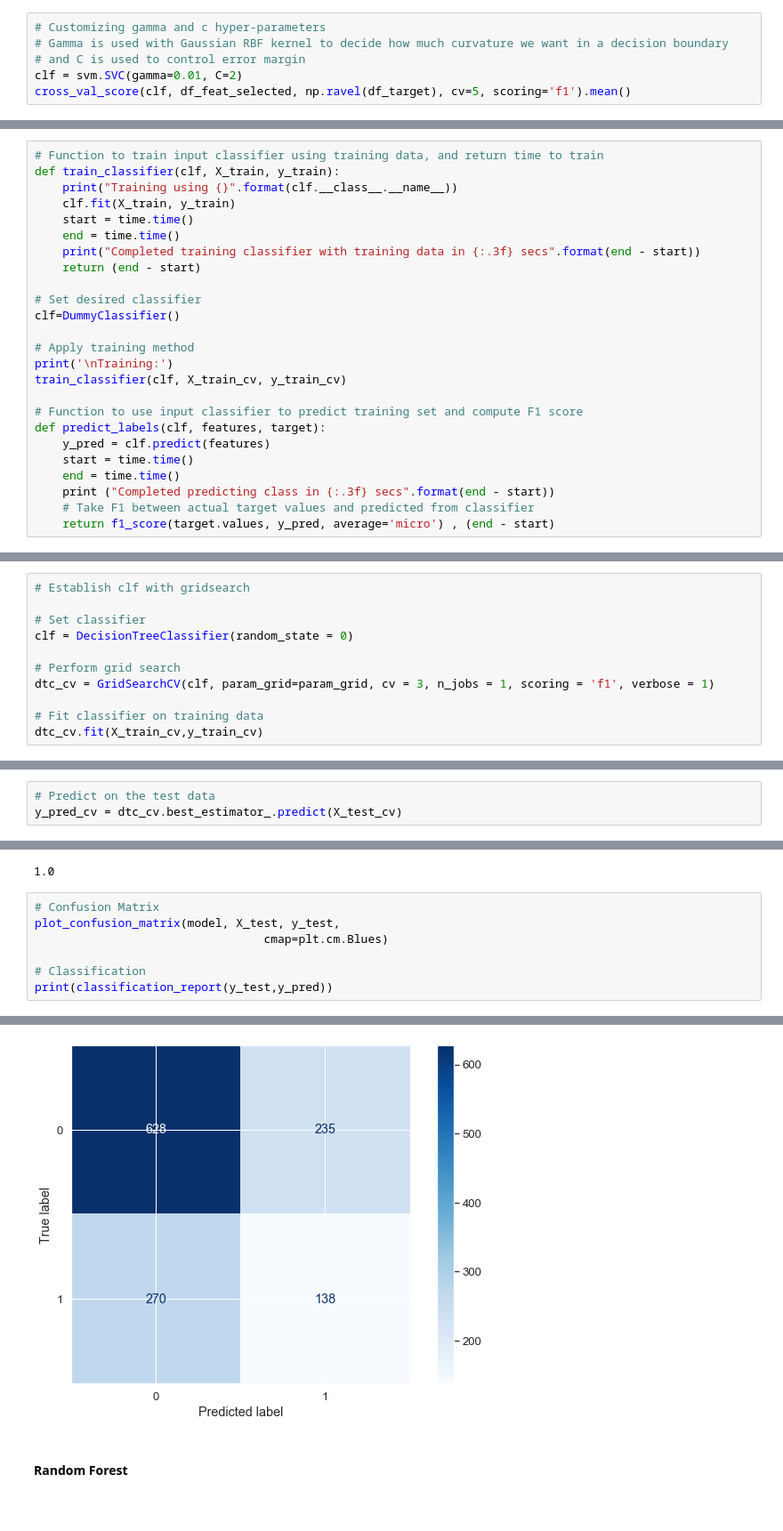
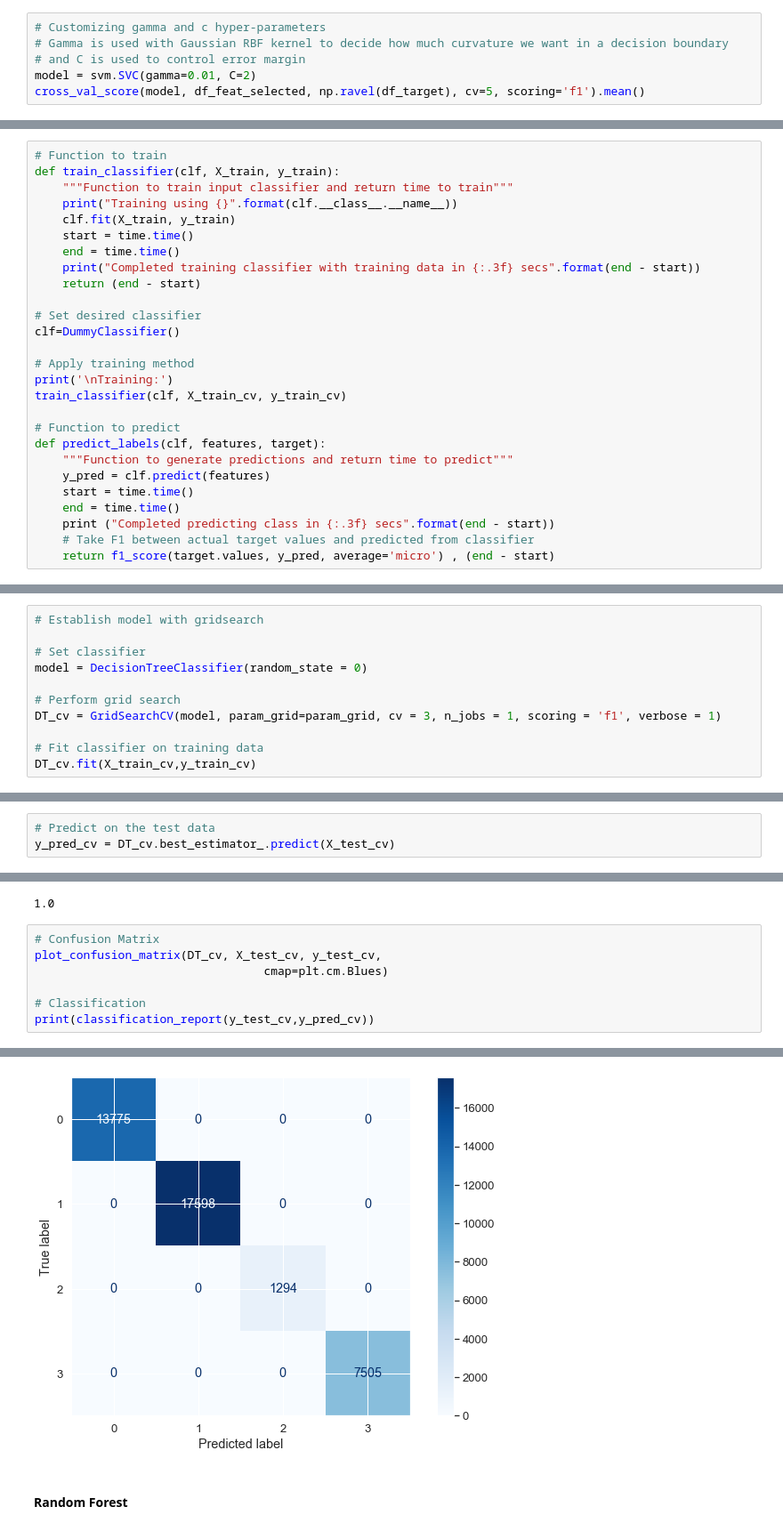
Before and after one commit to melisabardhi/Project5-Machine-Learning-on-Travel-Business, a Jupyter notebook: Capstone.ipynb, the cells around one changed output, grey strips where cells are left out. Shown at 89% size. Cells and saved outputs as stored; diff of their text form.

Commit message:
updated docstrings and classification matrix

```diff
--- a/Capstone.ipynb
+++ b/Capstone.ipynb
@@ -1104,8 +1102,8 @@ Our f1 improves marginally (from . 355 to .374) after applying cross validation.
 # Customizing gamma and c hyper-parameters
 # Gamma is used with Gaussian RBF kernel to decide how much curvature we want in a decision boundary
 # and C is used to control error margin
-clf = svm.SVC(gamma=0.01, C=2)
-cross_val_score(clf, df_feat_selected, np.ravel(df_target), cv=5, scoring='f1').mean()
+model = svm.SVC(gamma=0.01, C=2)
+cross_val_score(model, df_feat_selected, np.ravel(df_target), cv=5, scoring='f1').mean()
 # %% [output]
 0.33671959450975963
 # %% [markdown]
@@ -1589,8 +1588,9 @@ y_train_cv shape is (122676,)
 X_test_cv shape is (40172, 10)
 y_test_cv shape is (40172,)
 # %%
-# Function to train input classifier using training data, and return time to train
+# Function to train
 def train_classifier(clf, X_train, y_train):
+    """Function to train input classifier and return time to train"""
     print("Training using {}".format(clf.__class__.__name__))
     clf.fit(X_train, y_train)
     start = time.time()
@@ -1605,8 +1605,9 @@ clf=DummyClassifier()
 print('\nTraining:')
 train_classifier(clf, X_train_cv, y_train_cv)
 
-# Function to use input classifier to predict training set and compute F1 score
+# Function to predict
 def predict_labels(clf, features, target):
+    """Function to generate predictions and return time to predict"""
     y_pred = clf.predict(features)
     start = time.time()
     end = time.time()
@@ -1743,15 +1742,15 @@ y_train_cv.tail(3)
 Name: cluster, dtype: int32
 # %%
-# Establish clf with gridsearch
+# Establish model with gridsearch
 
 # Set classifier
-clf = DecisionTreeClassifier(random_state = 0)
+model = DecisionTreeClassifier(random_state = 0)
 
 # Perform grid search
-dtc_cv = GridSearchCV(clf, param_grid=param_grid, cv = 3, n_jobs = 1, scoring = 'f1', verbose = 1)
+DT_cv = GridSearchCV(model, param_grid=param_grid, cv = 3, n_jobs = 1, scoring = 'f1', verbose = 1)
 
 # Fit classifier on training data
-dtc_cv.fit(X_train_cv,y_train_cv)
+DT_cv.fit(X_train_cv,y_train_cv)
 # %% [output]
 Fitting 3 folds for each of 1 candidates, totalling 3 fits
 GridSearchCV(cv=3, estimator=DecisionTreeClassifier(random_state=0), n_jobs=1,
@@ -1762,7 +1761,7 @@ X_test_cv.shape
 (40172, 10)
 # %%
 # Predict on the test data
-y_pred_cv = dtc_cv.best_estimator_.predict(X_test_cv)
+y_pred_cv = DT_cv.best_estimator_.predict(X_test_cv)
 # %% [markdown]
 Average = macro calculates metrics for each label, finds their unweighted mean and does not take label imbalance into account.
 # %%
@@ -1784,11 +1783,11 @@ DT_f1
 1.0
 # %%
 # Confusion Matrix
-plot_confusion_matrix(model, X_test, y_test,
+plot_confusion_matrix(DT_cv, X_test_cv, y_test_cv,
                                  cmap=plt.cm.Blues)
 
 # Classification
-print(classification_report(y_test,y_pred))
+print(classification_report(y_test_cv,y_pred_cv))
 # %% [output]
               precision    recall  f1-score   support
 
@@ -1801,4 +1802,4 @@ weighted avg       0.59      0.60      0.60      1271
-[figure, old version]
+[figure, new version]
 # %% [markdown]
 #### Random Forest
 # %%
```
Also changed, not shown: parts of 61 cells of this notebook, 2 other files.
